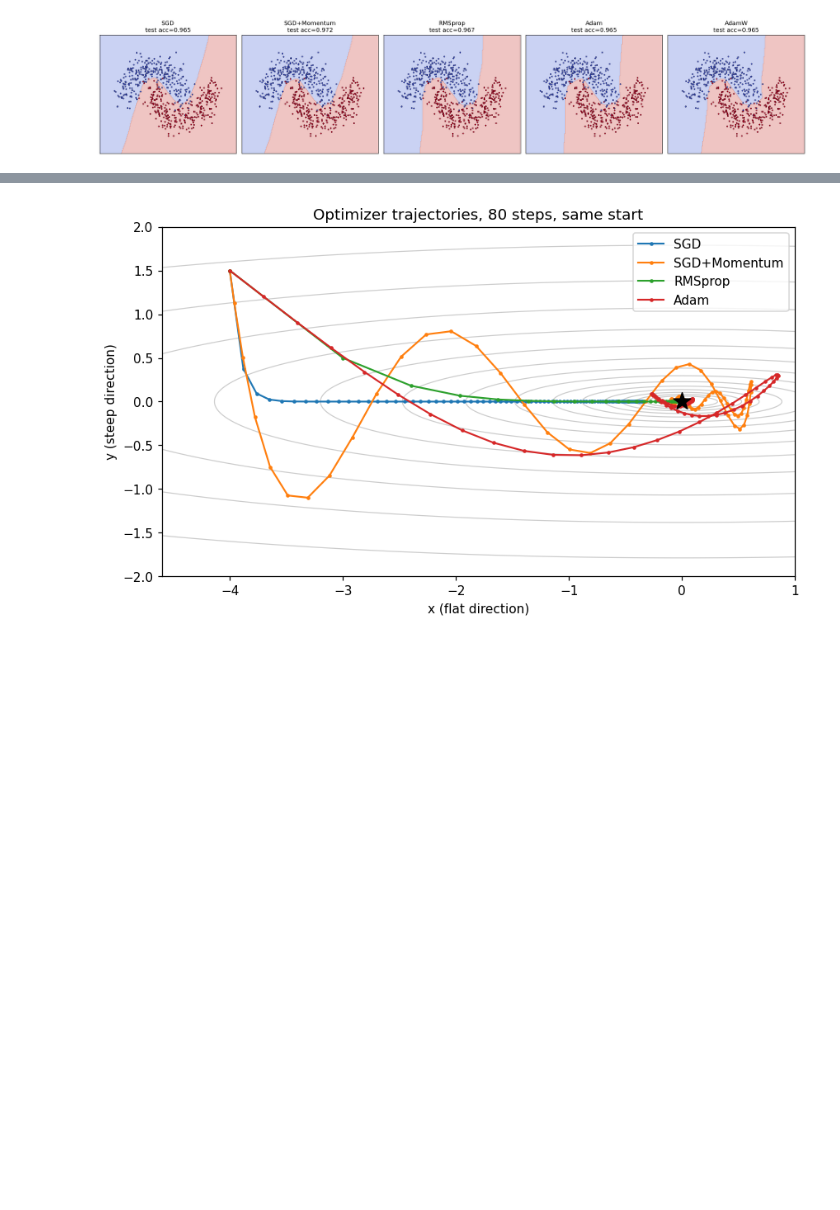
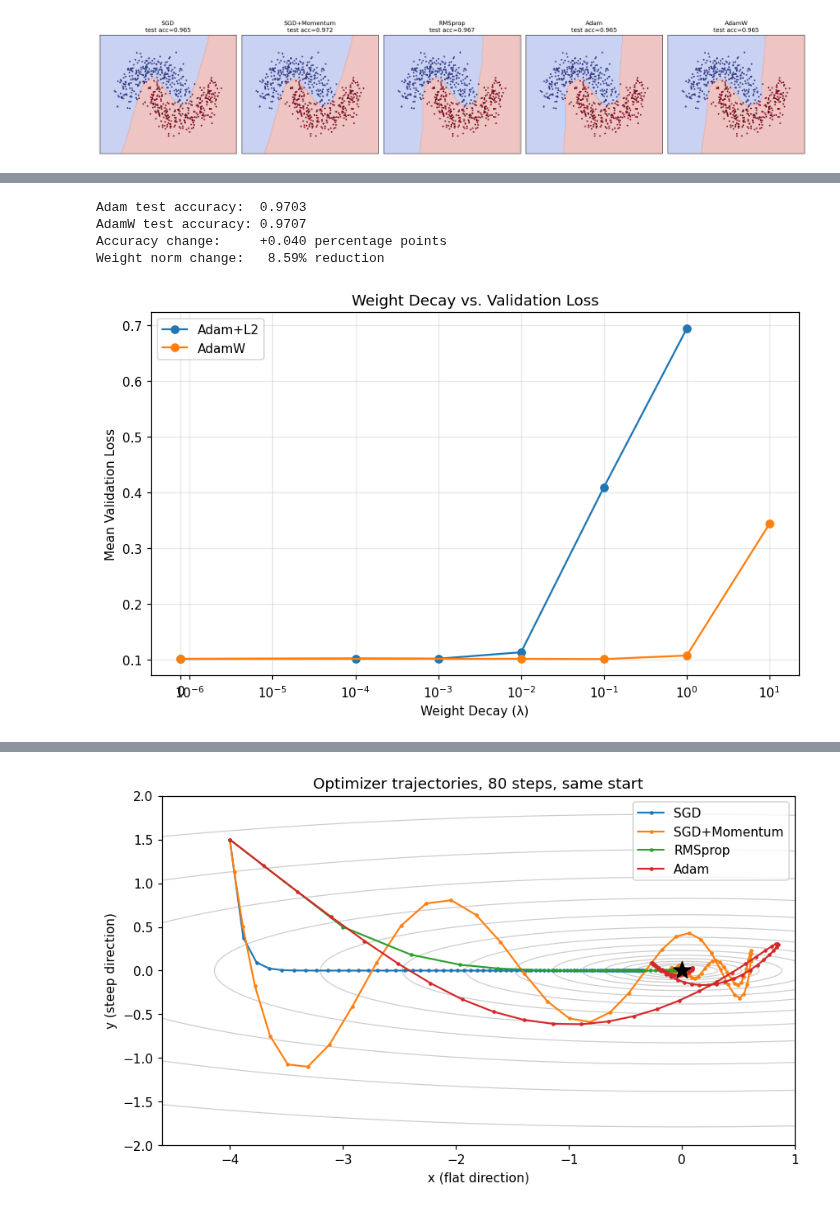
Before and after one commit to Yossefmohammed/optimizers-compared-fairly, a Jupyter notebook: optimizers_comparison.ipynb, the cells around one changed output, grey strips where cells are left out. Saved outputs shown, nothing was run; the diff lists cells and outputs as text; code cells hidden in the pictures; blank space fills up the shorter version.

```diff
--- a/optimizers_comparison.ipynb
+++ b/optimizers_comparison.ipynb
@@ -401,9 +404,13 @@ display(wd_mean)
 # %%
 # best λ per variant (on validation), then final test comparison on the final seeds
 best_wd = {}
+
 for variant in ["Adam+L2", "AdamW"]:
-    d = wd_mean[(wd_mean.variant == variant) & (wd_mean.wd > 0)]
-    best_wd[variant] = float(d.loc[d.val_loss.idxmin(), "wd"])
+    d = wd_mean[wd_mean.variant == variant]
+    best_row = d.loc[d["val_loss"].idxmin()]
+
+    best_wd[variant] = float(best_row["wd"])
+
 print("Best λ (validation):", best_wd)
 
 rows = []
@@ -425,0 +435,65 @@ Best λ (validation): {'Adam+L2': 0.001, 'AdamW': 0.1}
+# %%
+
+# Extract final metrics from the existing results table.
+# Assumes the table contains the columns shown in your wd_final output.
+
+adam_row = wd_final.loc["Adam (no decay)"]
+adamw_row = wd_final.loc[
+    next(i for i in wd_final.index if i.startswith("AdamW"))
+]
+
+# Parse the mean test accuracy from strings like "0.9703 ± 0.0031".
+adam_acc = float(
+    adam_row["Test acc (mean ± std)"].split("±")[0].strip()
+)
+adamw_acc = float(
+    adamw_row["Test acc (mean ± std)"].split("±")[0].strip()
+)
+
+adam_norm = float(adam_row["Weight norm"])
+adamw_norm = float(adamw_row["Weight norm"])
+
+norm_reduction_pct = (
+    (adam_norm - adamw_norm) / adam_norm * 100
+)
+accuracy_change_pp = (adamw_acc - adam_acc) * 100
+
+print(f"Adam test accuracy:  {adam_acc:.4f}")
+print(f"AdamW test accuracy: {adamw_acc:.4f}")
+print(f"Accuracy change:     {accuracy_change_pp:+.3f} percentage points")
+print(f"Weight norm change:   {norm_reduction_pct:.2f}% reduction")
+# %% [output]
+Adam test accuracy:  0.9703
+AdamW test accuracy: 0.9707
+Accuracy change:     +0.040 percentage points
+Weight norm change:   8.59% reduction
+# %%
+
+import matplotlib.pyplot as plt
+
+fig, ax = plt.subplots(figsize=(8, 5))
+
+for variant in ["Adam+L2", "AdamW"]:
+    d = (
+        wd_mean[wd_mean["variant"] == variant]
+        .sort_values("wd")
+    )
+
+    ax.plot(
+        d["wd"],
+        d["val_loss"],
+        marker="o",
+        label=variant
+    )
+
+ax.set_xscale("symlog", linthresh=1e-5)
+ax.set_xlabel("Weight Decay (λ)")
+ax.set_ylabel("Mean Validation Loss")
+ax.set_title("Weight Decay vs. Validation Loss")
+ax.legend()
+ax.grid(True, alpha=0.3)
+
+plt.tight_layout()
+plt.show()
+# %% [output]
+[figure, added]
```
Also changed, not shown: parts of 16 cells of this notebook, 1 other file.
